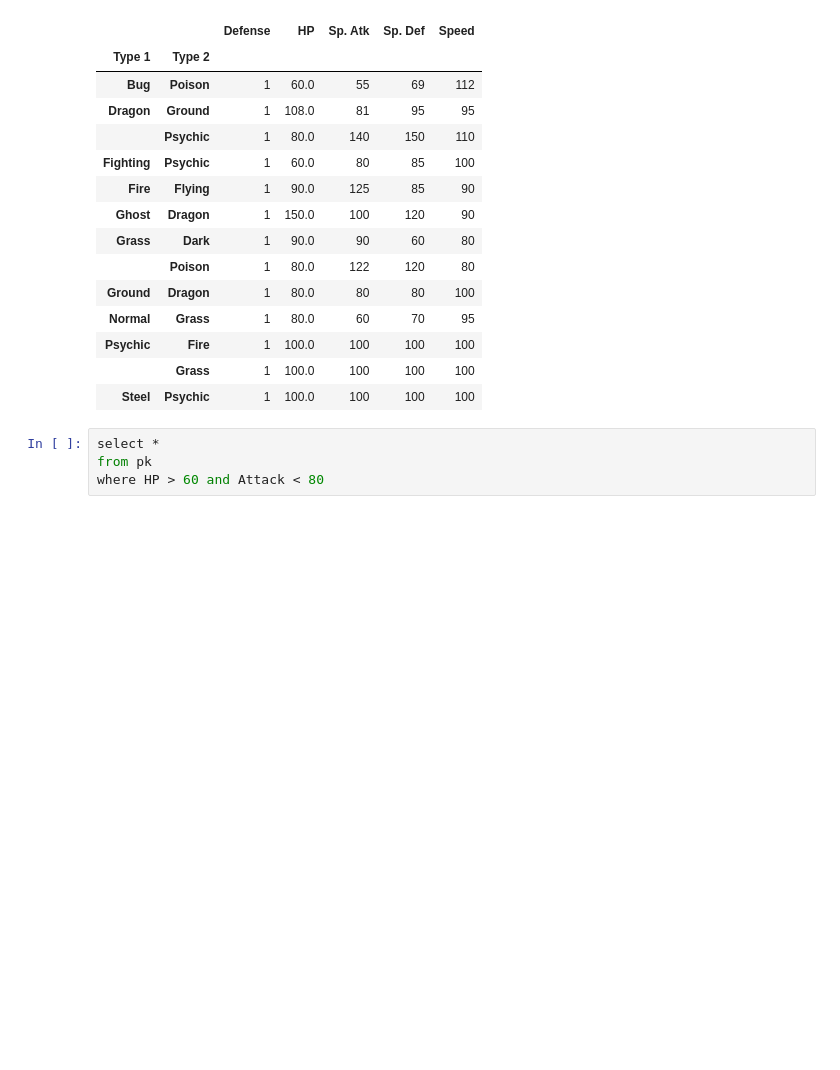
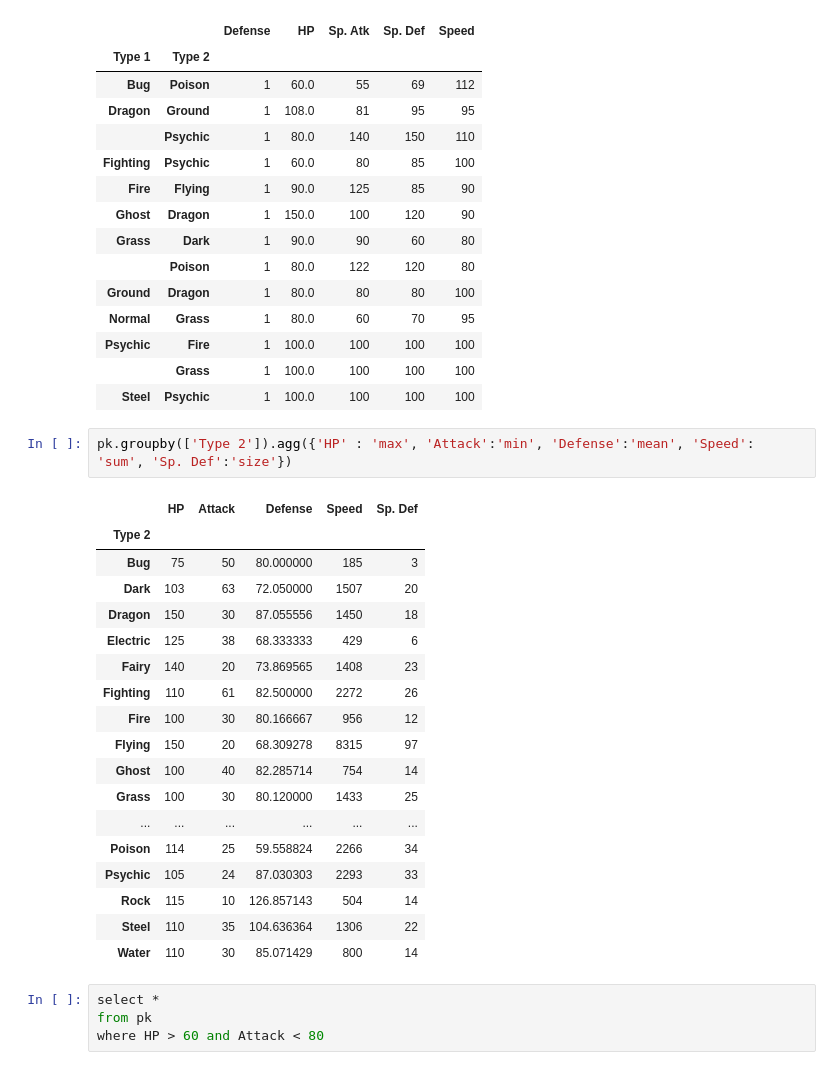
Before and after one commit to houseisround/PandasPortfolio, a Jupyter notebook: sql_pandas.ipynb, the cells around one changed output. Saved outputs shown, nothing was run; the diff lists cells and outputs as text; blank space fills up the shorter version.

```diff
--- a/sql_pandas.ipynb
+++ b/sql_pandas.ipynb
@@ -261,6 +261,27 @@ pk[
 | Psychic | Fire | 1 | 100.0 | 100 | 100 | 100 |
 |  | Grass | 1 | 100.0 | 100 | 100 | 100 |
 | Steel | Psychic | 1 | 100.0 | 100 | 100 | 100 |
+# %%
+pk.groupby(['Type 2']).agg({'HP' : 'max', 'Attack':'min', 'Defense':'mean', 'Speed': 'sum', 'Sp. Def':'size'})
+# %% [output]
+|  | HP | Attack | Defense | Speed | Sp. Def |
+| Type 2 |  |  |  |  |  |
+| Bug | 75 | 50 | 80.000000 | 185 | 3 |
+| Dark | 103 | 63 | 72.050000 | 1507 | 20 |
+| Dragon | 150 | 30 | 87.055556 | 1450 | 18 |
+| Electric | 125 | 38 | 68.333333 | 429 | 6 |
+| Fairy | 140 | 20 | 73.869565 | 1408 | 23 |
+| Fighting | 110 | 61 | 82.500000 | 2272 | 26 |
+| Fire | 100 | 30 | 80.166667 | 956 | 12 |
+| Flying | 150 | 20 | 68.309278 | 8315 | 97 |
+| Ghost | 100 | 40 | 82.285714 | 754 | 14 |
+| Grass | 100 | 30 | 80.120000 | 1433 | 25 |
+| ... | ... | ... | ... | ... | ... |
+| Poison | 114 | 25 | 59.558824 | 2266 | 34 |
+| Psychic | 105 | 24 | 87.030303 | 2293 | 33 |
+| Rock | 115 | 10 | 126.857143 | 504 | 14 |
+| Steel | 110 | 35 | 104.636364 | 1306 | 22 |
+| Water | 110 | 30 | 85.071429 | 800 | 14 |
 # %%
 select *
 from pk
```
